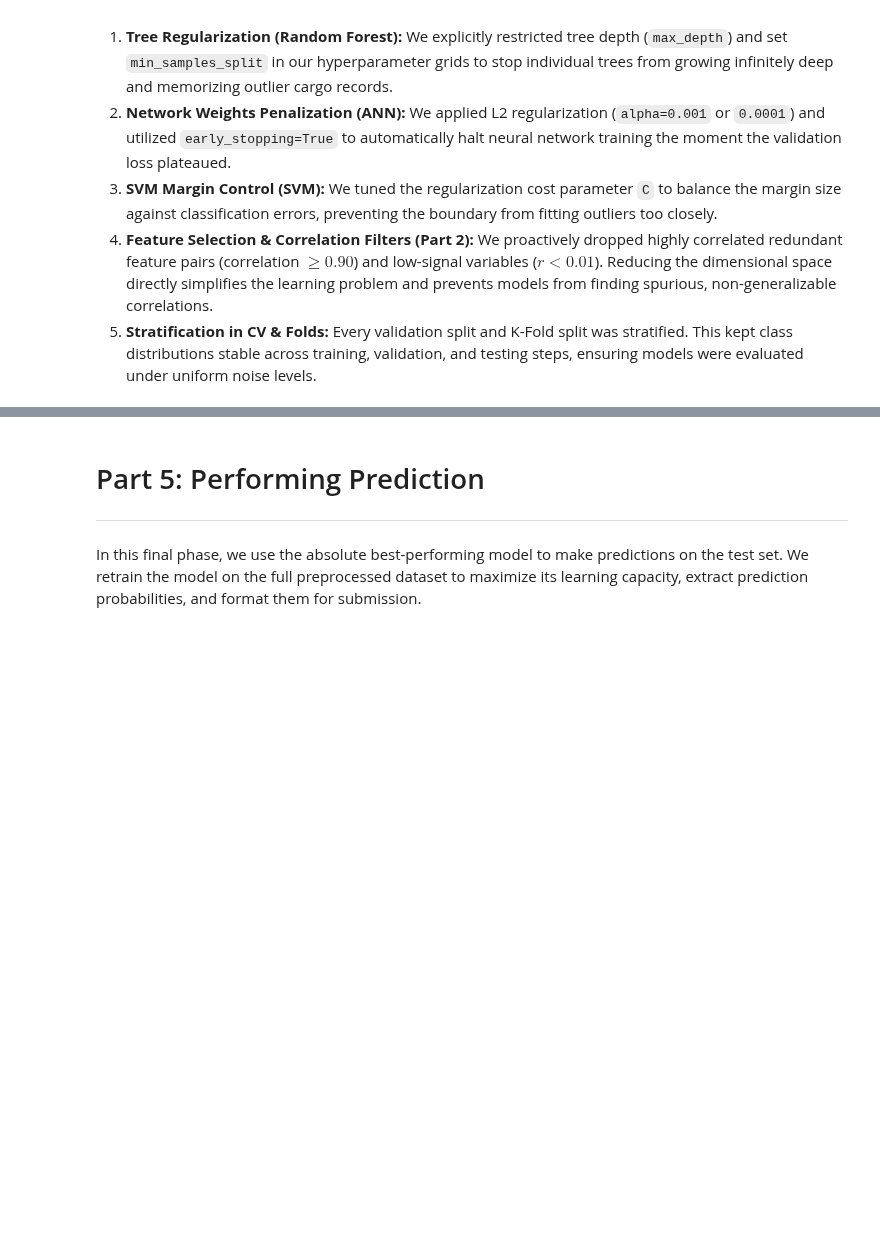
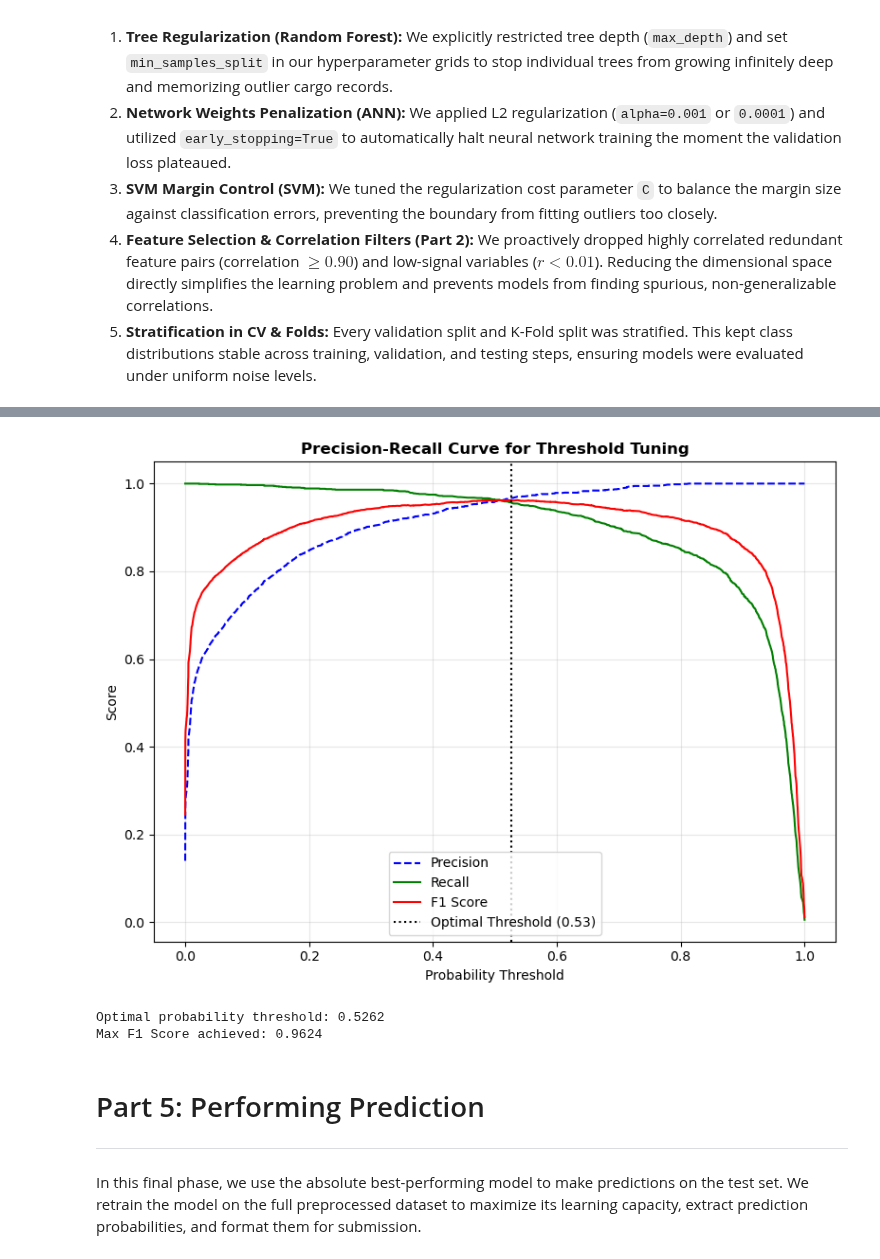
Before and after one commit to InbarKedem/final-project-intro-to-ml, a Jupyter notebook: task.ipynb, the cells around one changed output, grey strips where cells are left out. Saved outputs shown, nothing was run; the diff lists cells and outputs as text; code cells hidden in the pictures; blank space fills up the shorter version.

```diff
--- a/task.ipynb
+++ b/task.ipynb
@@ -2929,3 +2982,36 @@ To ensure our best-performing model achieves strong generalization, we took the
+# %%
+from sklearn.metrics import precision_recall_curve
+import numpy as np
+
+best_model_name = results_df['ROC_AUC'].idxmax()
+y_val_pred_proba = trained_models[best_model_name].predict_proba(X_val)[:, 1]
+
+precision, recall, thresholds = precision_recall_curve(y_val, y_val_pred_proba)
+
+# Calculate F1-score for each threshold
+f1_scores = 2 * (precision[:-1] * recall[:-1]) / (precision[:-1] + recall[:-1] + 1e-10)
+optimal_idx = np.argmax(f1_scores)
+optimal_threshold = thresholds[optimal_idx]
+
+plt.figure(figsize=(8, 6))
+plt.plot(thresholds, precision[:-1], 'b--', label='Precision')
+plt.plot(thresholds, recall[:-1], 'g-', label='Recall')
+plt.plot(thresholds, f1_scores, 'r-', label='F1 Score')
+plt.axvline(x=optimal_threshold, color='k', linestyle=':', label=f'Optimal Threshold ({optimal_threshold:.2f})')
+plt.title('Precision-Recall Curve for Threshold Tuning', fontweight='bold')
+plt.xlabel('Probability Threshold')
+plt.ylabel('Score')
+plt.legend()
+plt.grid(True, alpha=0.3)
+plt.tight_layout()
+plt.show()
+
+print(f"Optimal probability threshold: {optimal_threshold:.4f}")
+print(f"Max F1 Score achieved: {f1_scores[optimal_idx]:.4f}")
+# %% [output]
+[figure, added]
+Optimal probability threshold: 0.5262
+Max F1 Score achieved: 0.9624
 # %% [markdown]
 # Part 5: Performing Prediction
 
```
Also changed, not shown: parts of 14 cells of this notebook, 3 other files.
